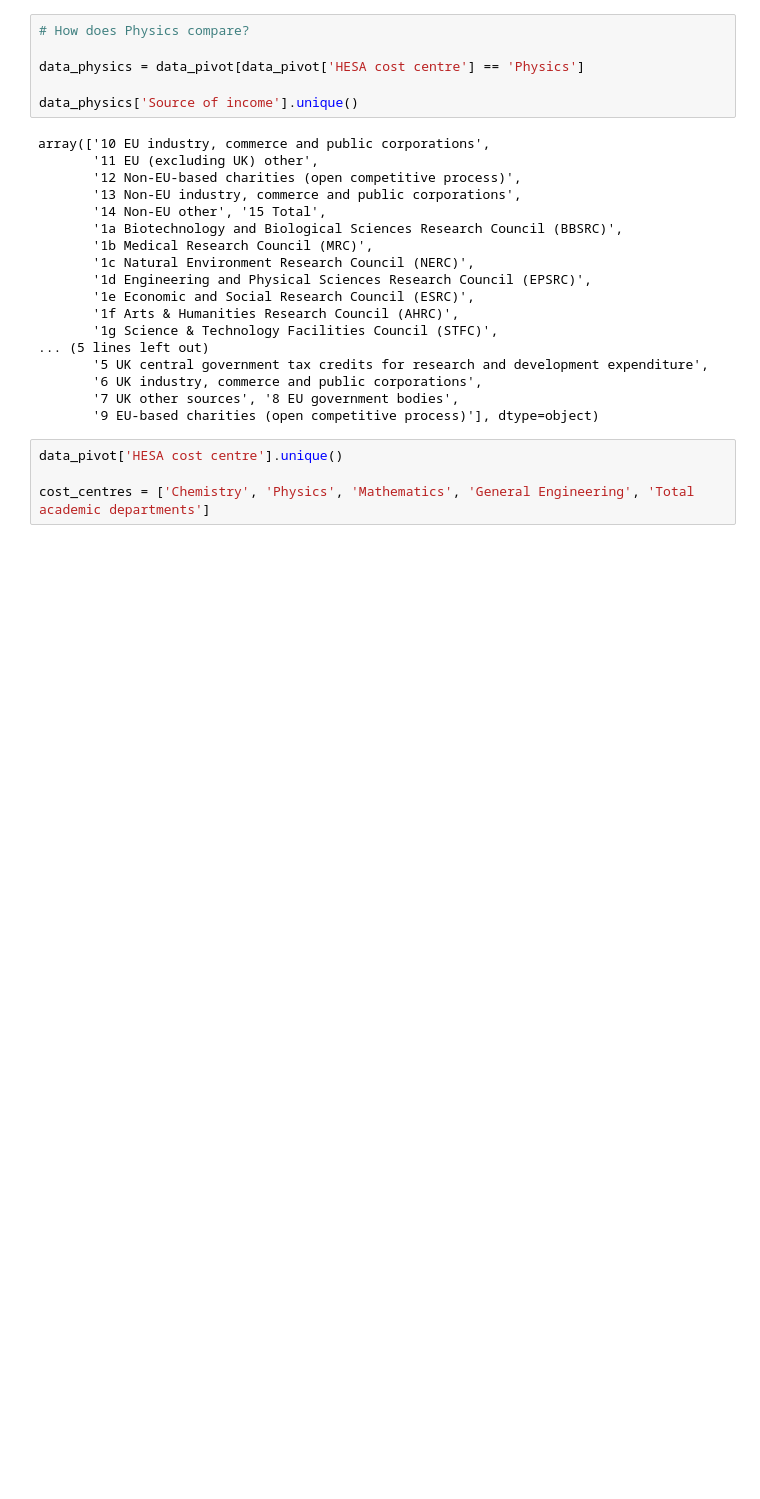
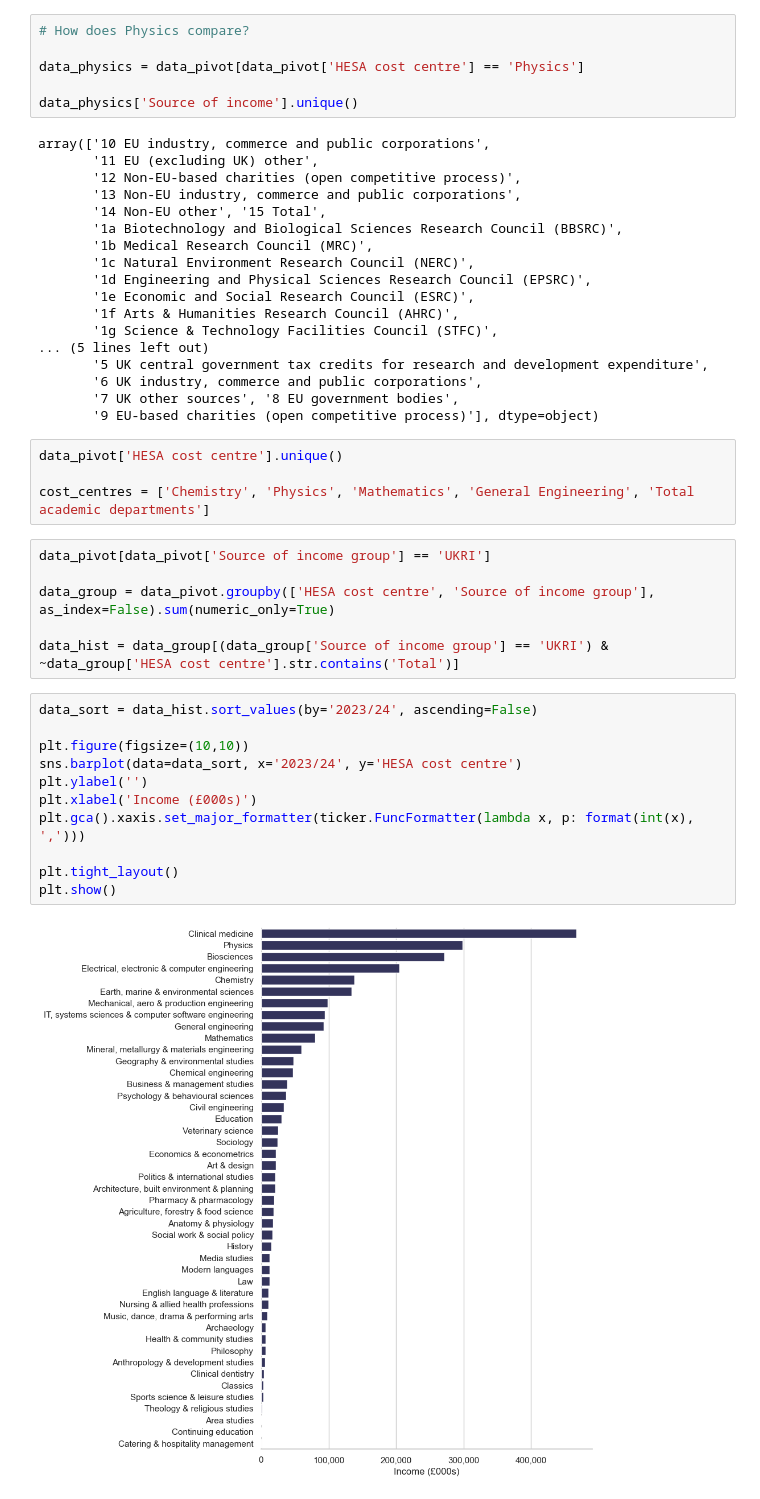
Before and after one commit to marthaisabelhilton/Allocations-2025, a Jupyter notebook: HESA table 5.ipynb, the cells around one changed output. Drawn from its saved outputs; the diff is of its cells as text; blank space fills up the shorter version.

```diff
--- a/HESA table 5.ipynb
+++ b/HESA table 5.ipynb
@@ -390,3 +417,22 @@ array(['10 EU industry, commerce and public corporations',
 data_pivot['HESA cost centre'].unique()
 
 cost_centres = ['Chemistry', 'Physics', 'Mathematics', 'General Engineering', 'Total academic departments']
+# %%
+data_pivot[data_pivot['Source of income group'] == 'UKRI']
+
+data_group = data_pivot.groupby(['HESA cost centre', 'Source of income group'], as_index=False).sum(numeric_only=True)
+
+data_hist = data_group[(data_group['Source of income group'] == 'UKRI') & ~data_group['HESA cost centre'].str.contains('Total')]
+# %%
+data_sort = data_hist.sort_values(by='2023/24', ascending=False)
+
+plt.figure(figsize=(10,10))
+sns.barplot(data=data_sort, x='2023/24', y='HESA cost centre')
+plt.ylabel('')
+plt.xlabel('Income (£000s)')
+plt.gca().xaxis.set_major_formatter(ticker.FuncFormatter(lambda x, p: format(int(x), ',')))
+
+plt.tight_layout()
+plt.show()
+# %% [output]
+[figure, added]
```
Also changed, not shown: parts of 49 cells of this notebook.
